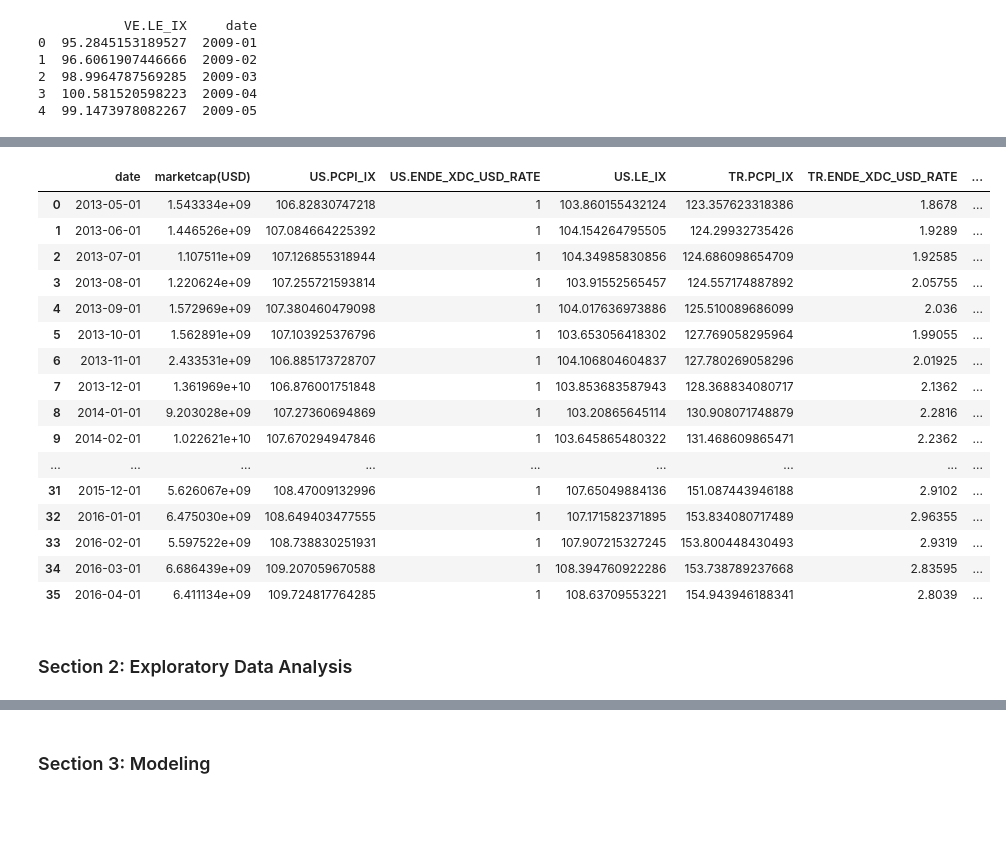
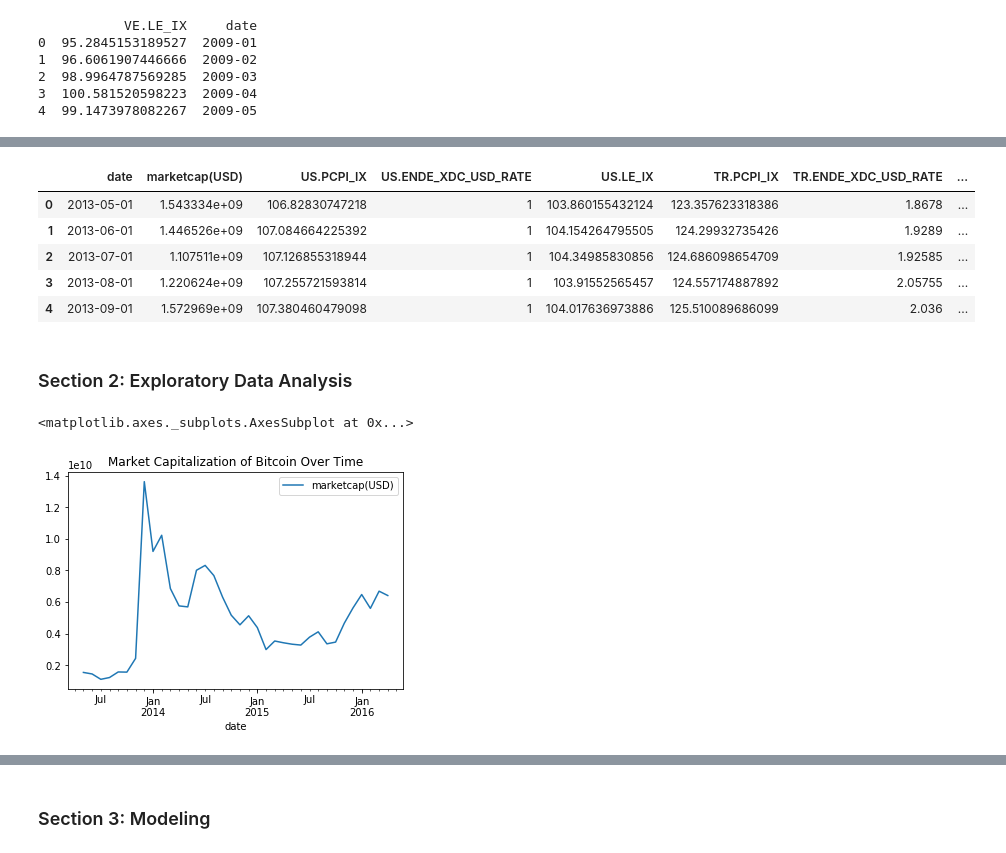
Before and after one commit to bakitybacon/cryptoeconomics, a Jupyter notebook: 340termproject.ipynb, the cells around one changed output, grey strips where cells are left out. Saved outputs shown, nothing was run; the diff lists cells and outputs as text; code cells hidden in the pictures; blank space fills up the shorter version.

```diff
--- a/340termproject.ipynb
+++ b/340termproject.ipynb
@@ -108,21 +97,11 @@ See the caveats in the documentation: http://pandas.pydata.org/pandas-docs/stabl
 # %%
 combined = mc_date.merge(financial_data, on="date")
-combined
+combined['date'] = pd.to_datetime(combined['date'])
+combined.head()
 # %% [output]
 |  | date | marketcap(USD) | US.PCPI_IX | US.ENDE_XDC_USD_RATE | US.LE_IX | TR.PCPI_IX | TR.ENDE_XDC_USD_RATE | ... |
 | 0 | 2013-05-01 | 1.543334e+09 | 106.82830747218 | 1 | 103.860155432124 | 123.357623318386 | 1.8678 | ... |
 | 1 | 2013-06-01 | 1.446526e+09 | 107.084664225392 | 1 | 104.154264795505 | 124.29932735426 | 1.9289 | ... |
 | 2 | 2013-07-01 | 1.107511e+09 | 107.126855318944 | 1 | 104.34985830856 | 124.686098654709 | 1.92585 | ... |
 | 3 | 2013-08-01 | 1.220624e+09 | 107.255721593814 | 1 | 103.91552565457 | 124.557174887892 | 2.05755 | ... |
 | 4 | 2013-09-01 | 1.572969e+09 | 107.380460479098 | 1 | 104.017636973886 | 125.510089686099 | 2.036 | ... |
-| 5 | 2013-10-01 | 1.562891e+09 | 107.103925376796 | 1 | 103.653056418302 | 127.769058295964 | 1.99055 | ... |
-| 6 | 2013-11-01 | 2.433531e+09 | 106.885173728707 | 1 | 104.106804604837 | 127.780269058296 | 2.01925 | ... |
-| 7 | 2013-12-01 | 1.361969e+10 | 106.876001751848 | 1 | 103.853683587943 | 128.368834080717 | 2.1362 | ... |
-| 8 | 2014-01-01 | 9.203028e+09 | 107.27360694869 | 1 | 103.20865645114 | 130.908071748879 | 2.2816 | ... |
-| 9 | 2014-02-01 | 1.022621e+10 | 107.670294947846 | 1 | 103.645865480322 | 131.468609865471 | 2.2362 | ... |
-| ... | ... | ... | ... | ... | ... | ... | ... | ... |
-| 31 | 2015-12-01 | 5.626067e+09 | 108.47009132996 | 1 | 107.65049884136 | 151.087443946188 | 2.9102 | ... |
-| 32 | 2016-01-01 | 6.475030e+09 | 108.649403477555 | 1 | 107.171582371895 | 153.834080717489 | 2.96355 | ... |
-| 33 | 2016-02-01 | 5.597522e+09 | 108.738830251931 | 1 | 107.907215327245 | 153.800448430493 | 2.9319 | ... |
-| 34 | 2016-03-01 | 6.686439e+09 | 109.207059670588 | 1 | 108.394760922286 | 153.738789237668 | 2.83595 | ... |
-| 35 | 2016-04-01 | 6.411134e+09 | 109.724817764285 | 1 | 108.63709553221 | 154.943946188341 | 2.8039 | ... |
@@ -129,2 +112,7 @@ combined
 # %% [markdown]
 ### Section 2: Exploratory Data Analysis
+# %%
+combined.plot(x='date',y='marketcap(USD)', title="Market Capitalization of Bitcoin Over Time")
+# %% [output]
+<matplotlib.axes._subplots.AxesSubplot at 0x...>
+[figure, added]
```
Also changed, not shown: parts of 10 cells of this notebook.
